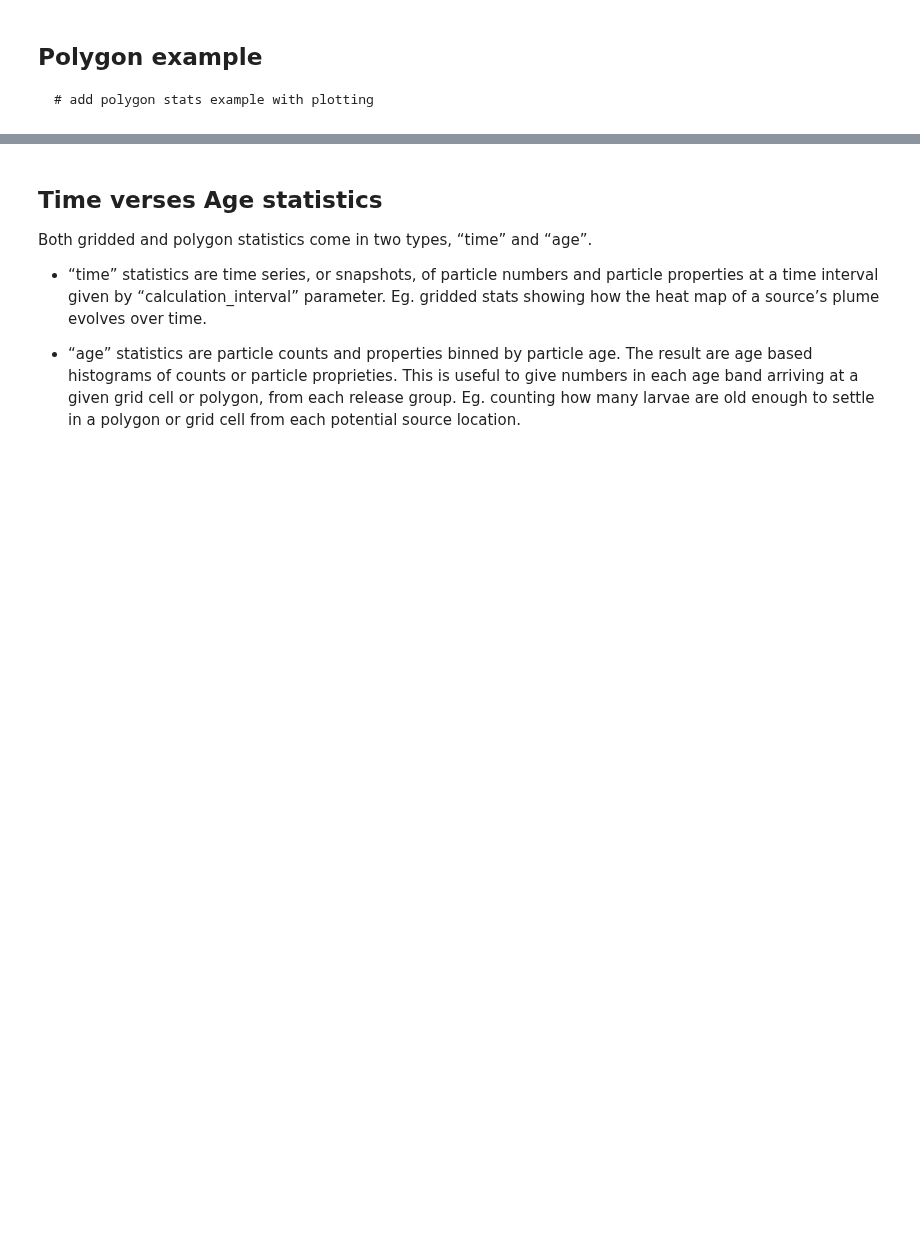
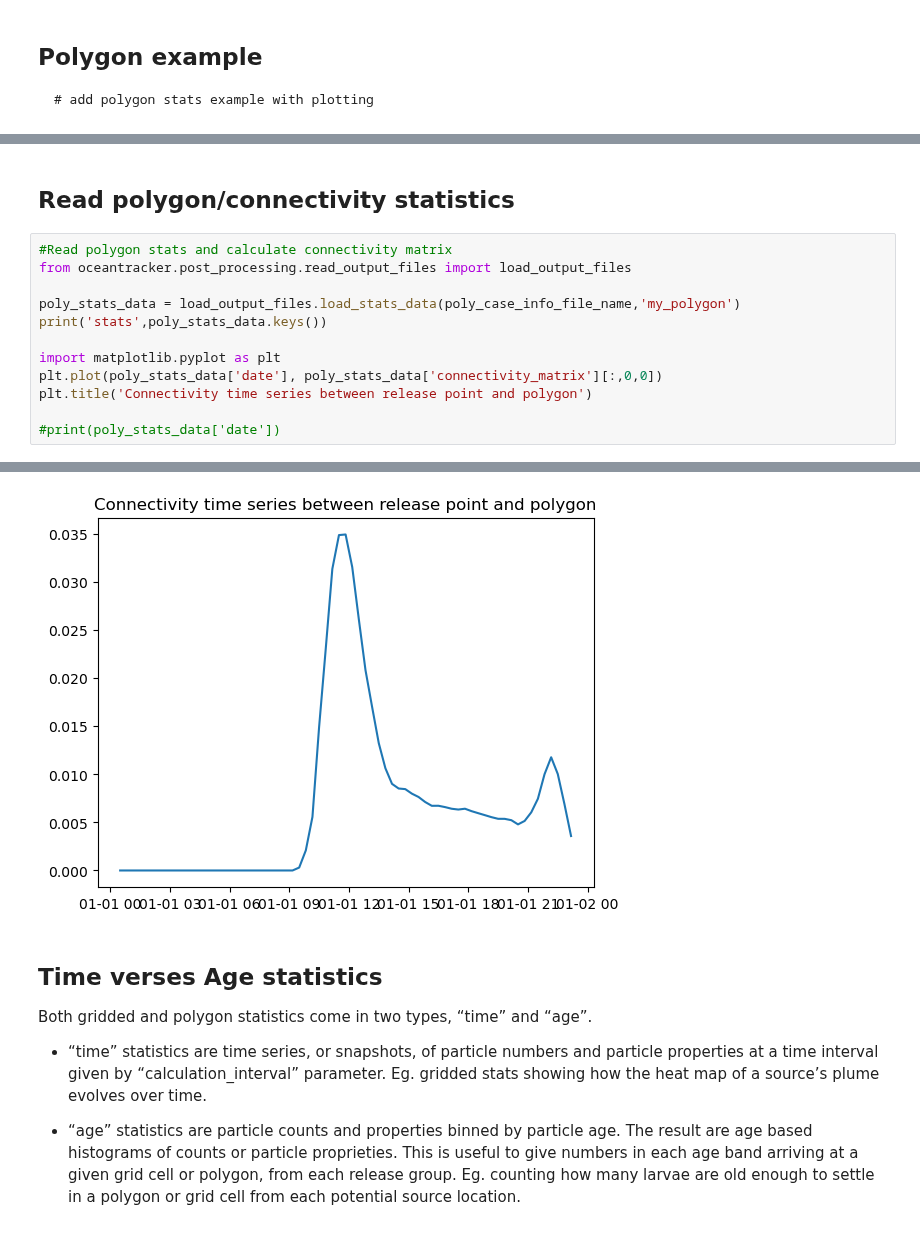
Before and after one commit to oceantracker/oceantracker, a Jupyter notebook: tutorials_how_to/G_onthefly_statistics.ipynb, the cells around one changed output, grey strips where cells are left out. Cells and saved outputs as stored; diff of their text form; blank space fills up the shorter version.

```diff
--- a/tutorials_how_to/G_onthefly_statistics.ipynb
+++ b/tutorials_how_to/G_onthefly_statistics.ipynb
@@ -191,0 +249,15 @@ animate_heat_map> colour axis limits [1.4321606718741004e-07, 1000.0] [1.4321606
+# %% [markdown]
+## Read polygon/connectivity statistics
+# %%
+#Read polygon stats and calculate connectivity matrix
+from oceantracker.post_processing.read_output_files import load_output_files
+
+poly_stats_data = load_output_files.load_stats_data(poly_case_info_file_name,'my_polygon')
+print('stats',poly_stats_data.keys())
+
+import matplotlib.pyplot as plt
+plt.plot(poly_stats_data['date'], poly_stats_data['connectivity_matrix'][:,0,0])
+plt.title('Connectivity time series between release point and polygon')
+
+#print(poly_stats_data['date'])
+# %% [output]
@@ -192,3 +281,4 @@ animate_heat_map> colour axis limits [1.4321606718741004e-07, 1000.0] [1.4321606
+[figure, added]
 # %% [markdown]
 ## Time verses Age statistics
 
```
Also changed, not shown: parts of 4 cells of this notebook, 44 other files.
